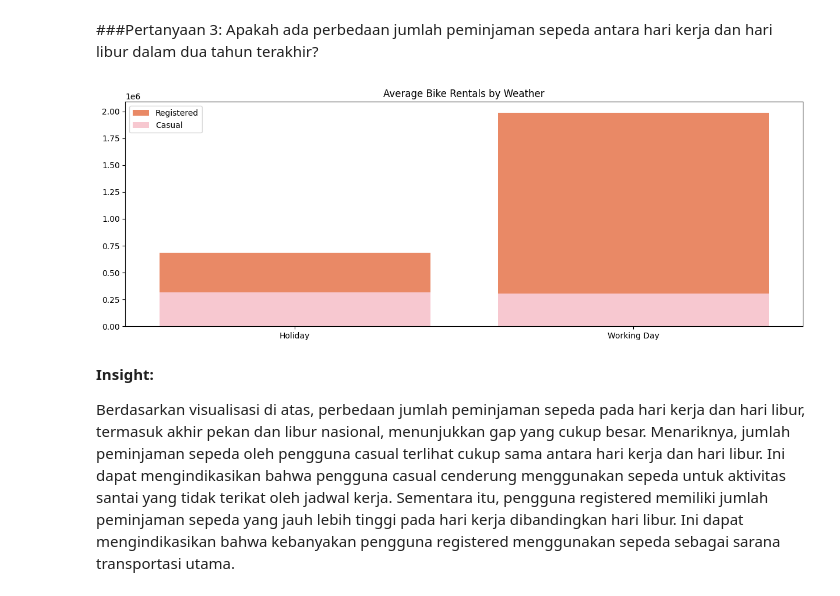
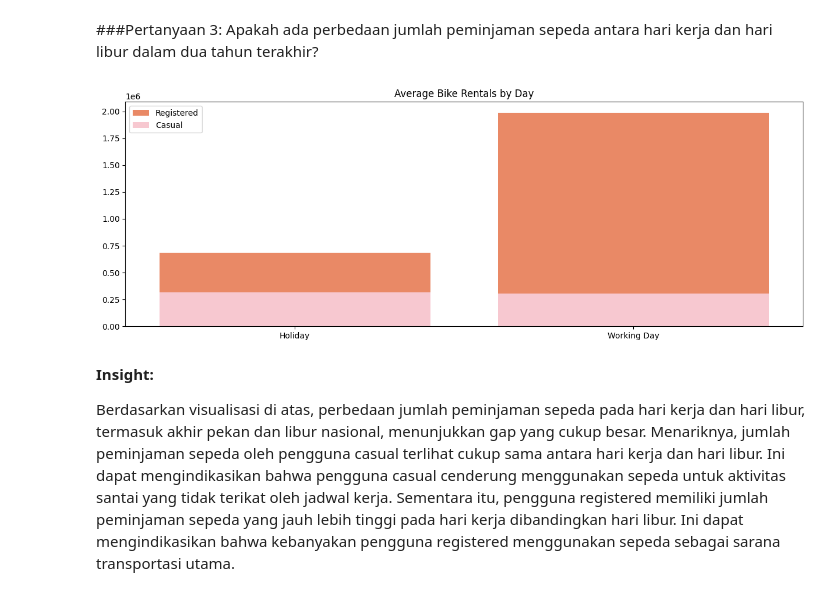
Before and after one commit to camelliatea/dicoding-proyek-analisis-data, a Jupyter notebook: notebook.ipynb, the cells around one changed output. Cells and saved outputs as stored; diff of their text form; code cells hidden in the pictures.

```diff
--- a/notebook.ipynb
+++ b/notebook.ipynb
@@ -422,16 +421,16 @@ workingday_total = day_df.groupby('workingday', observed=False)[['casual', 'regi
 # %%
 # membuat stacked bar chart
 plt.figure(figsize=(15, 5))
 sns.barplot(x='workingday', y='registered', data=workingday_total, label='Registered', color='coral')
 sns.barplot(x='workingday', y='casual', data=workingday_total, label='Casual', color='pink')
 
-plt.title("Average Bike Rentals by Weather", fontsize=12)
+plt.title("Average Bike Rentals by Day", fontsize=12)
 plt.xlabel(None)
 plt.ylabel(None)
 plt.legend()
 plt.show()
 # %% [output]
-[figure, old version]
+[figure, new version]
 # %% [markdown]
 **Insight:**
 
```
Also changed, not shown: parts of 5 cells of this notebook.
